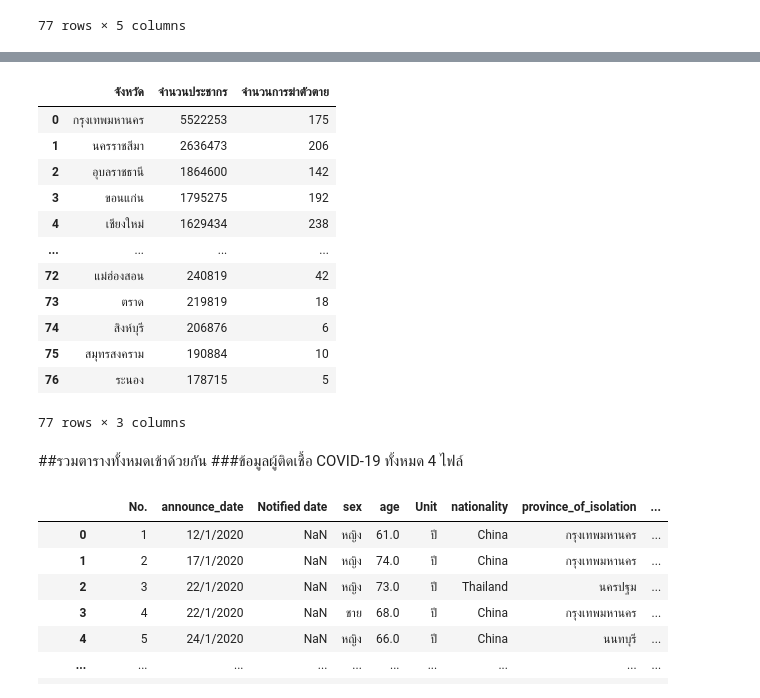
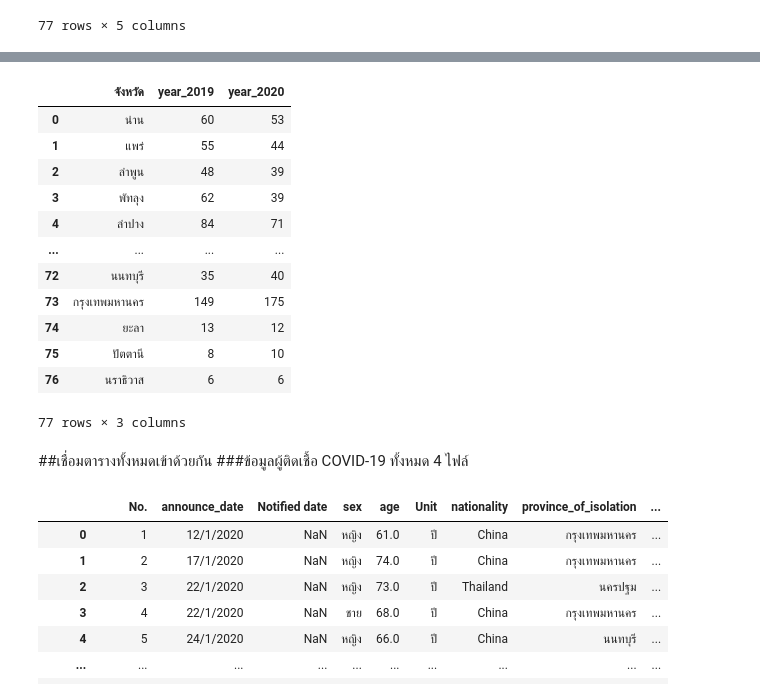
Before and after one commit to Kanyarat-S/data_viz_2020, a Jupyter notebook: Project_python.ipynb, the cells around one changed output, grey strips where cells are left out. Cells and saved outputs as stored; diff of their text form; code cells hidden in the pictures.

Commit message:
finished project

```diff
--- a/Project_python.ipynb
+++ b/Project_python.ipynb
@@ -281,22 +287,22 @@ df_region
 # %%
-data_suicide = pd.read_csv(os.path.join(path,'/content/drive/MyDrive/Project_data/กรมสุขภาพจิต..csv'))
+data_suicide = pd.read_csv(os.path.join(path,'data_suicide.csv'))
 data_suicide
 # %% [output]
-|  | จังหวัด | จำนวนประชากร | จำนวนการฆ่าตัวตาย |
-| 0 | กรุงเทพมหานคร | 5522253 | 175 |
-| 1 | นครราชสีมา | 2636473 | 206 |
-| 2 | อุบลราชธานี | 1864600 | 142 |
-| 3 | ขอนแก่น | 1795275 | 192 |
-| 4 | เชียงใหม่ | 1629434 | 238 |
+|  | จังหวัด | year_2019 | year_2020 |
+| 0 | น่าน | 60 | 53 |
+| 1 | แพร่ | 55 | 44 |
+| 2 | ลำพูน | 48 | 39 |
+| 3 | พัทลุง | 62 | 39 |
+| 4 | ลำปาง | 84 | 71 |
 | ... | ... | ... | ... |
-| 72 | แม่ฮ่องสอน | 240819 | 42 |
-| 73 | ตราด | 219819 | 18 |
-| 74 | สิงห์บุรี | 206876 | 6 |
-| 75 | สมุทรสงคราม | 190884 | 10 |
-| 76 | ระนอง | 178715 | 5 |
+| 72 | นนทบุรี | 35 | 40 |
+| 73 | กรุงเทพมหานคร | 149 | 175 |
+| 74 | ยะลา | 13 | 12 |
+| 75 | ปัตตานี | 8 | 10 |
+| 76 | นราธิวาส | 6 | 6 |
 77 rows × 3 columns
 # %% [markdown]
-##รวมตารางทั้งหมดเข้าด้วยกัน
+##เชื่อมตารางทั้งหมดเข้าด้วยกัน
 ###ข้อมูลผู้ติดเชื้อ COVID-19 ทั้งหมด 4 ไฟล์
 # %%
 # เชื่อมตารางข้อมูลผู้ติดเชื้อ COVID-19 ทั้งหมด 4 ไฟล์ ในแนวแกน Y
```
Also changed, not shown: parts of 23 cells of this notebook.
